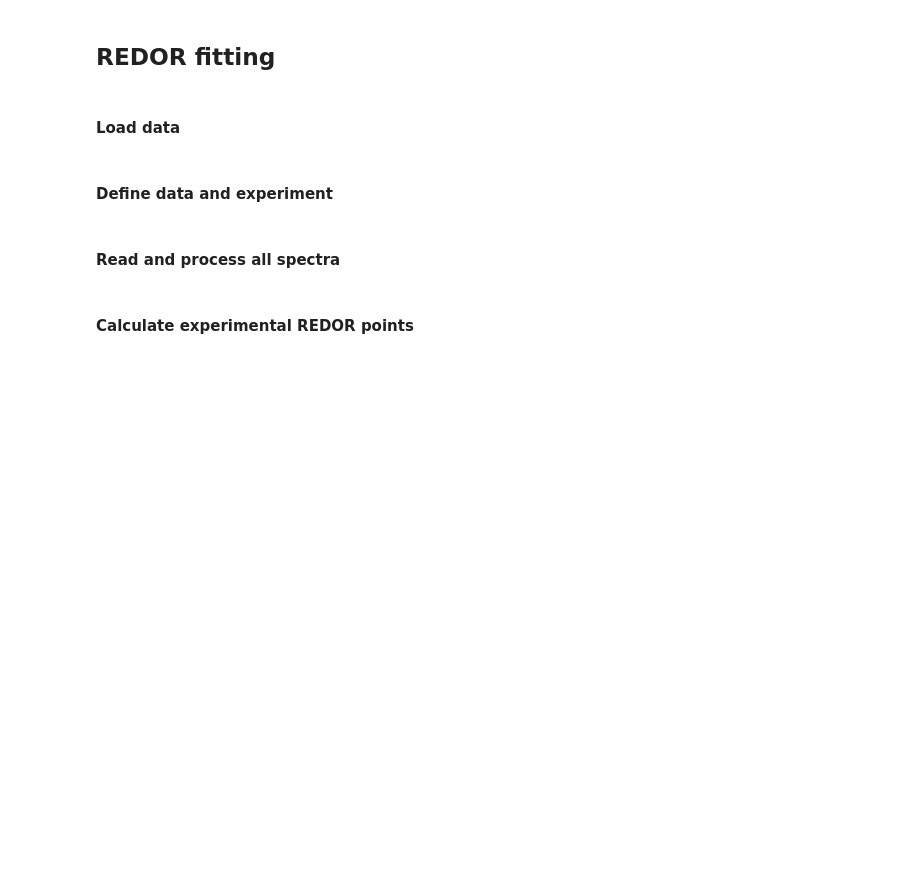
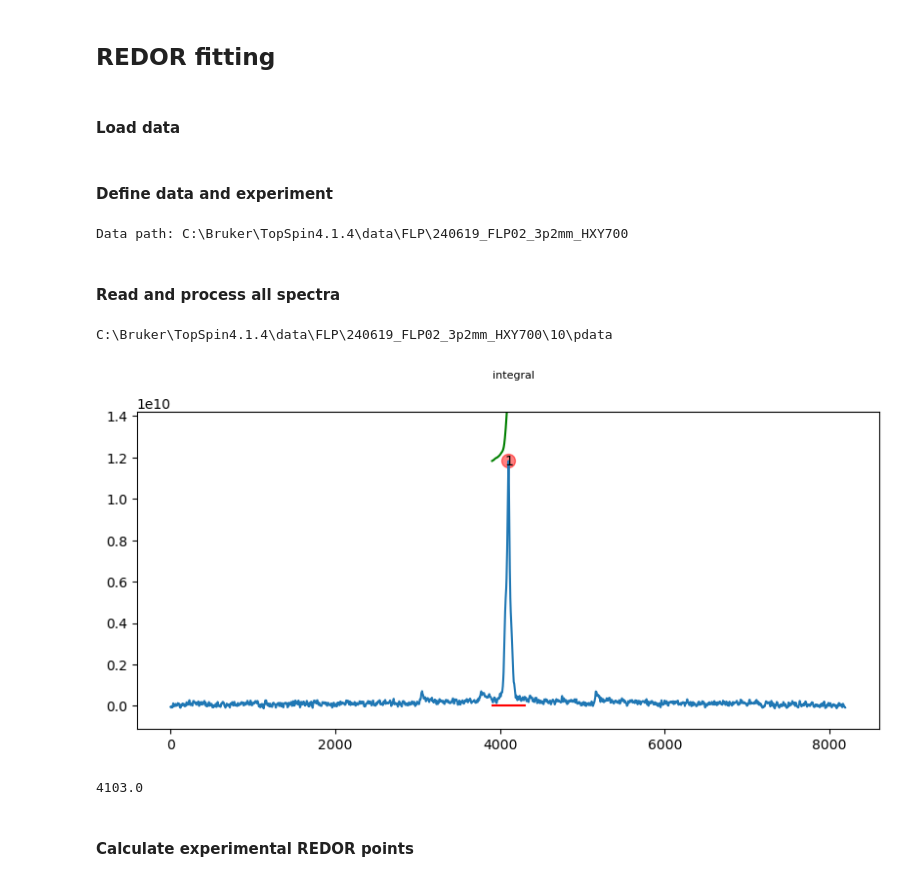
Before and after one commit to yufewu/narumi, a Jupyter notebook: redor.ipynb, the cells around one changed output. Saved outputs shown, nothing was run; the diff lists cells and outputs as text; code cells hidden in the pictures; blank space fills up the shorter version.

```diff
--- a/redor.ipynb
+++ b/redor.ipynb
@@ -19,16 +22,31 @@ from utils.function import redor_bessel
 # %%
+'''
+
 load_dotenv()
 
 # define data location
 PREFIX = os.getenv("PREFIX")
 LIB = os.getenv("LIB")
 EXPNAME = os.getenv("EXPNAME")
+EXPNO = os.getenv("EXPNO")
+procno = '1'  # @param {type:"string"}
+'''
 
-expno = '5'  # @param {type:"string"}
+# define data location
+PREFIX = 'C:\\Bruker\\TopSpin4.1.4\\data'
+LIB = 'FLP'
+EXPNAME = '240619_FLP02_3p2mm_HXY700'
+EXPNO = '10'
 procno = '1'  # @param {type:"string"}
 
+dir_exp = os.path.join(PREFIX, LIB, EXPNAME)
+dir_proc = os.path.join(PREFIX, LIB, EXPNAME, EXPNO, 'pdata')
+
+print("Data path: "+dir_exp)
+
 # define processing parameters
-int_width = 200
+int_width = 400
+fit_mode = "integral"
 
 # define experiment paramters
 cnst10 = 2
@@ -36,19 +54,19 @@ spin_rate = 17  # in kHz
 
 # define constants
 mu_0 = physical_constants['vacuum mag. permeability'][0]
-print(mu_0)
 hbar = physical_constants['reduced Planck constant'][0]
-gamma_I = gamma.C
-gamma_S = gamma.N
+gamma_I = gamma.P
+gamma_S = gamma.B11
 
 # define a guess of the distance as initial value for fitting
-r_guess = 0.147  # in nm
+r_guess = 0.559  # in nm
+# %% [output]
+Data path: C:\Bruker\TopSpin4.1.4\data\FLP\240619_FLP02_3p2mm_HXY700
 # %% [markdown]
 #### Read and process all spectra
 # %%
 # get a list of all processed spectra
-dir_exp = os.path.join(PREFIX, LIB, EXPNAME)
-dir_proc = os.path.join(PREFIX, LIB, EXPNAME, expno, 'pdata')
+
 procs = []
 print(dir_proc)
 for root, dirs, files in os.walk(dir_proc):
@@ -58,8 +76,7 @@ for root, dirs, files in os.walk(dir_proc):
 del procs[0]
 num_of_procs = len(procs)
 int_list = np.zeros(num_of_procs)
-
-
+intensity_list = np.zeros(num_of_procs)
 
 # read and process all spectra
 first_spec = True
@@ -69,35 +86,44 @@ for procno in procs:
 
     path_proc = os.path.join(dir_proc, procno)
     dic,data = ng.bruker.read_pdata(path_proc)
+    #data = data[15900:16800]
 
     if first_spec:
         first_spec = False
         # define peak region
         pp_threshold = data.max()/2
         peaks = ng.peakpick.pick(data, pthres=pp_threshold, algorithm="downward")
-        peak_center = (peaks[0]["X_AXIS"] + peaks[1]["X_AXIS"])/2
+        peak_center = peaks[0]["X_AXIS"]#(peaks[0]["X_AXIS"] + peaks[1]["X_AXIS"])/2
         int_lb = int(peak_center - int_width/2)
         int_ub = int(peak_center + int_width/2)
         ax.plot(data.real)
         for n, peak in enumerate(peaks):
             height = data[int(peak["X_AXIS"])]
             ax.scatter(peak["X_AXIS"], height, marker="o", color="r", s=100, alpha=0.5)
             ax.text(peak["X_AXIS"], height+5e5, n+1, ha="center", va="center")
 
         intrng = data[int_lb:int_ub+1]
         intrng_scale = np.arange(0, data.shape[0], 1)[int_lb:int_ub+1]
         ax.plot(intrng_scale, intrng.cumsum()/100. + data.max(), 'g-')
         ax.plot(intrng_scale, [0]*len(intrng_scale), 'r-')
         ax.text(intrng_scale[0], 0.5*intrng.sum()/100. + data.max(), "integral", fontsize=8)
 
         # ax.hlines(pp_threshold, , linestyle="--", color="k")
         ax.set_ylim(top=data.max()*1.2)
         plt.show()
 
+        print(peak_center)
+
+    intensity_list[counter] = data.real[int(peak_center)]
+
     intrng = data[int_lb:int_ub+1]
     intrng_scale = np.arange(0, data.shape[0], 1)[int_lb:int_ub+1]
     int_list[counter] = intrng.sum()
     counter = counter+1
+# %% [output]
+C:\Bruker\TopSpin4.1.4\data\FLP\240619_FLP02_3p2mm_HXY700\10\pdata
+[figure, added]
+4103.0
 # %% [markdown]
 #### Calculate experimental REDOR points
 # %%
```
Also changed, not shown: parts of 5 cells of this notebook, 4 other files.
